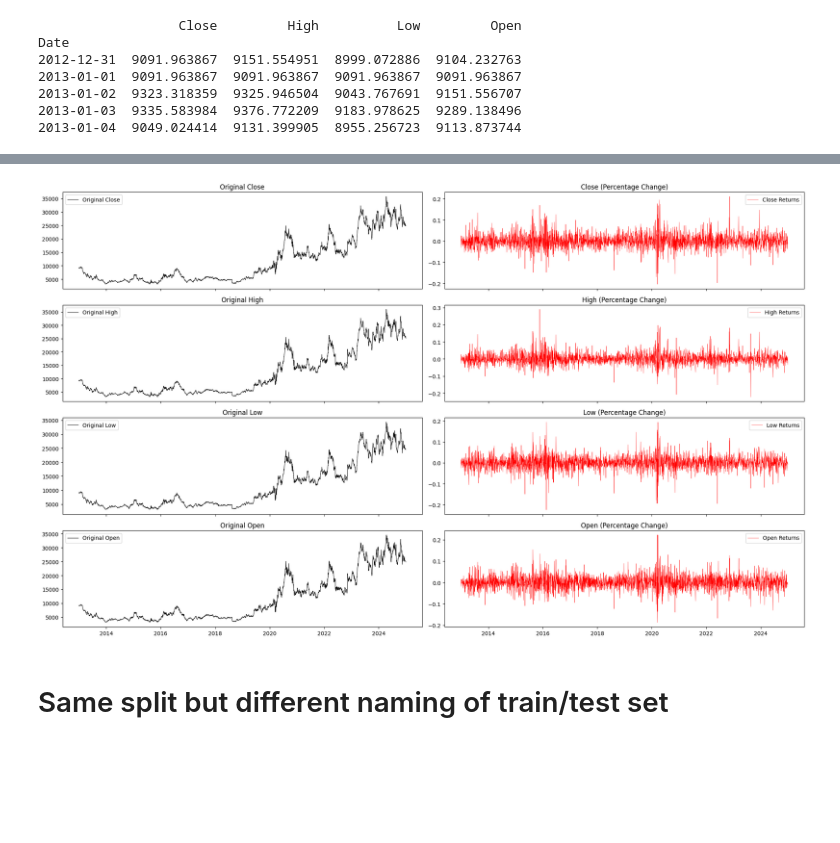
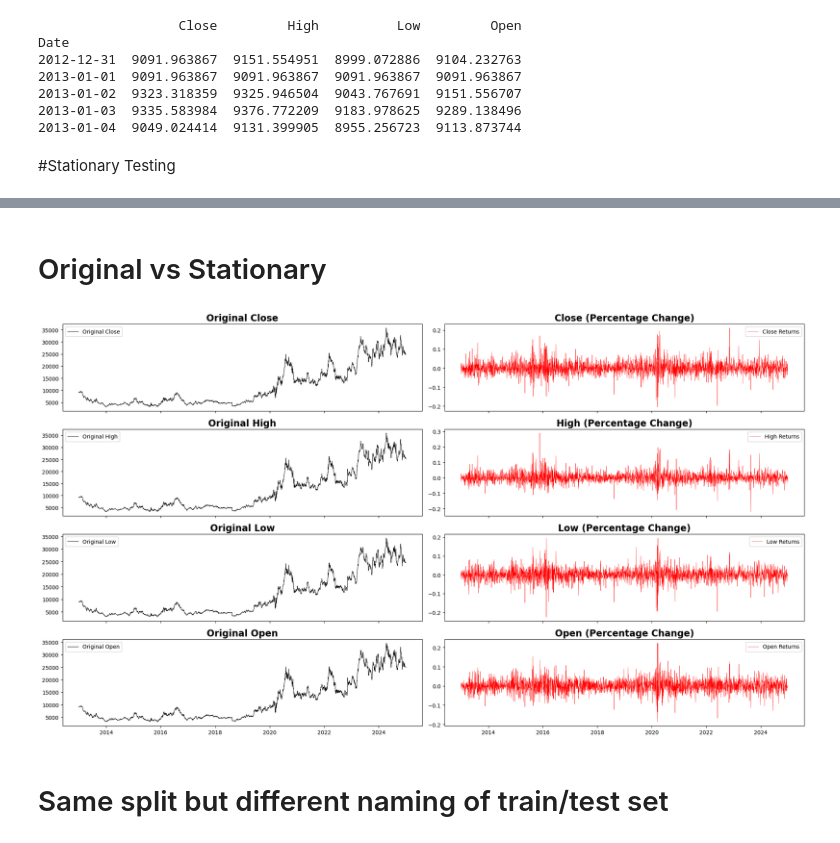
Before and after one commit to Deleon57/EDAR-REGRESSION, a Jupyter notebook: Pipeline2(GFI).ipynb, the cells around one changed output, grey strips where cells are left out. Saved outputs shown, nothing was run; the diff lists cells and outputs as text; code cells hidden in the pictures; blank space fills up the shorter version.

```diff
--- a/Pipeline2(GFI).ipynb
+++ b/Pipeline2(GFI).ipynb
@@ -30,6 +35,8 @@ Date
 2013-01-02  9323.318359  9325.946504  9043.767691  9151.556707
 2013-01-03  9335.583984  9376.772209  9183.978625  9289.138496
 2013-01-04  9049.024414  9131.399905  8955.256723  9113.873744
+# %% [markdown]
+#Stationary Testing
 # %%
 from statsmodels.tsa.stattools import adfuller
 
@@ -91,25 +98,27 @@ Augmented Dickey-Fuller Test: Open (Returns)
 ADF Statistic: -18.951097277075363
 p-value: 0.0
 --------------------------------------------------
+# %% [markdown]
+# Original vs Stationary
 # %%
 n_features = len(features)
-fig, axes = plt.subplots(n_features, 2, figsize=(20, 3*n_features), sharex=True)
+fig, axes = plt.subplots(n_features, 2, figsize=(20, 2.8*n_features), sharex=True)
 
 for i, col in enumerate(features):
     # Plot original in black, thin line
     axes[i, 0].plot(data1[col], label=f"Original {col}", color='black', linewidth=0.7)
-    axes[i, 0].set_title(f"Original {col}")
+    axes[i, 0].set_title(f"Original {col}", fontsize=17, fontweight="bold")
     axes[i, 0].legend()
 
     # Plot returns in red, thin line
     axes[i, 1].plot(data_returns[col], label=f"{col} Returns", color='red', linewidth=0.4)
-    axes[i, 1].set_title(f"{col} (Percentage Change)")
+    axes[i, 1].set_title(f"{col} (Percentage Change)", fontsize=17, fontweight="bold")
     axes[i, 1].legend()
 
 plt.tight_layout()
 plt.show()
 # %% [output]
-[figure, old version]
+[figure, new version]
 # %% [markdown]
 # Same split but different naming of train/test set
 # %% [markdown]
```
Also changed, not shown: parts of 20 cells of this notebook.
